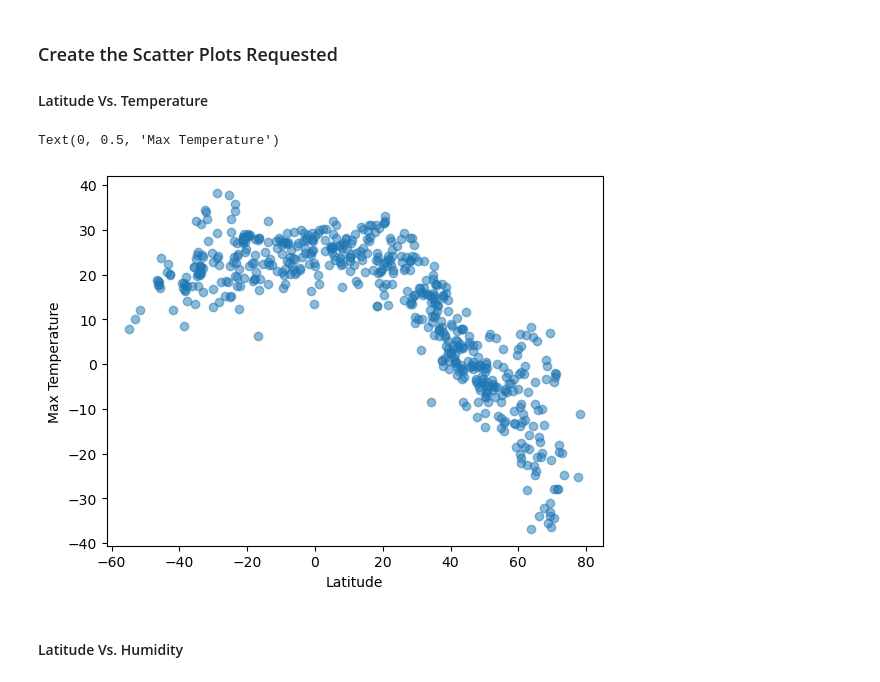
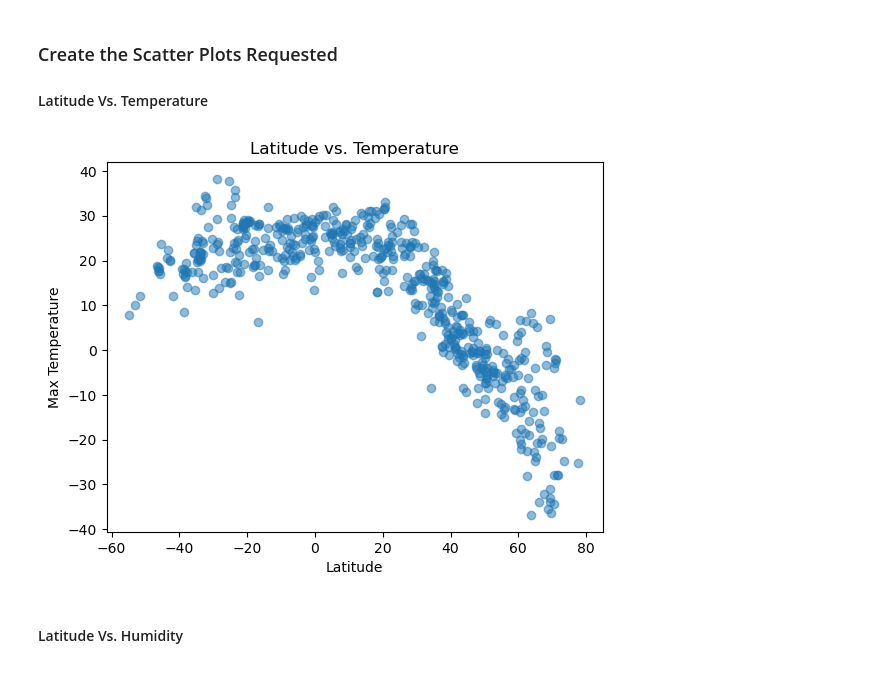
Before and after one commit to sameenshahzad/Python_API_Challenge, a Jupyter notebook: WeatherPy.ipynb, the cells around one changed output. Cells and saved outputs as stored; diff of their text form; code cells hidden in the pictures.

```diff
--- a/WeatherPy.ipynb
+++ b/WeatherPy.ipynb
@@ -225,22 +225,22 @@ city_data_df.head()
 # %%
 # Build scatter plot for latitude vs. temperature
 lat = city_data_df["Lat"]
 temp = city_data_df["Max Temp"]
 
 plt.scatter(lat, temp, alpha=0.5)
 
 # Incorporate the other graph properties
+plt.title("Latitude vs. Temperature")
 plt.xlabel('Latitude')
 plt.ylabel('Max Temperature')
 
 # Save the figure
 # plt.savefig("output_data/Fig1.png")
 
 # Show plot
 plt.show()
 # %% [output]
-Text(0, 0.5, 'Max Temperature')
-[figure, old version]
+[figure, new version]
 # %% [markdown]
 #### Latitude Vs. Humidity
 # %%
```
Also changed, not shown: parts of 2 cells of this notebook.
